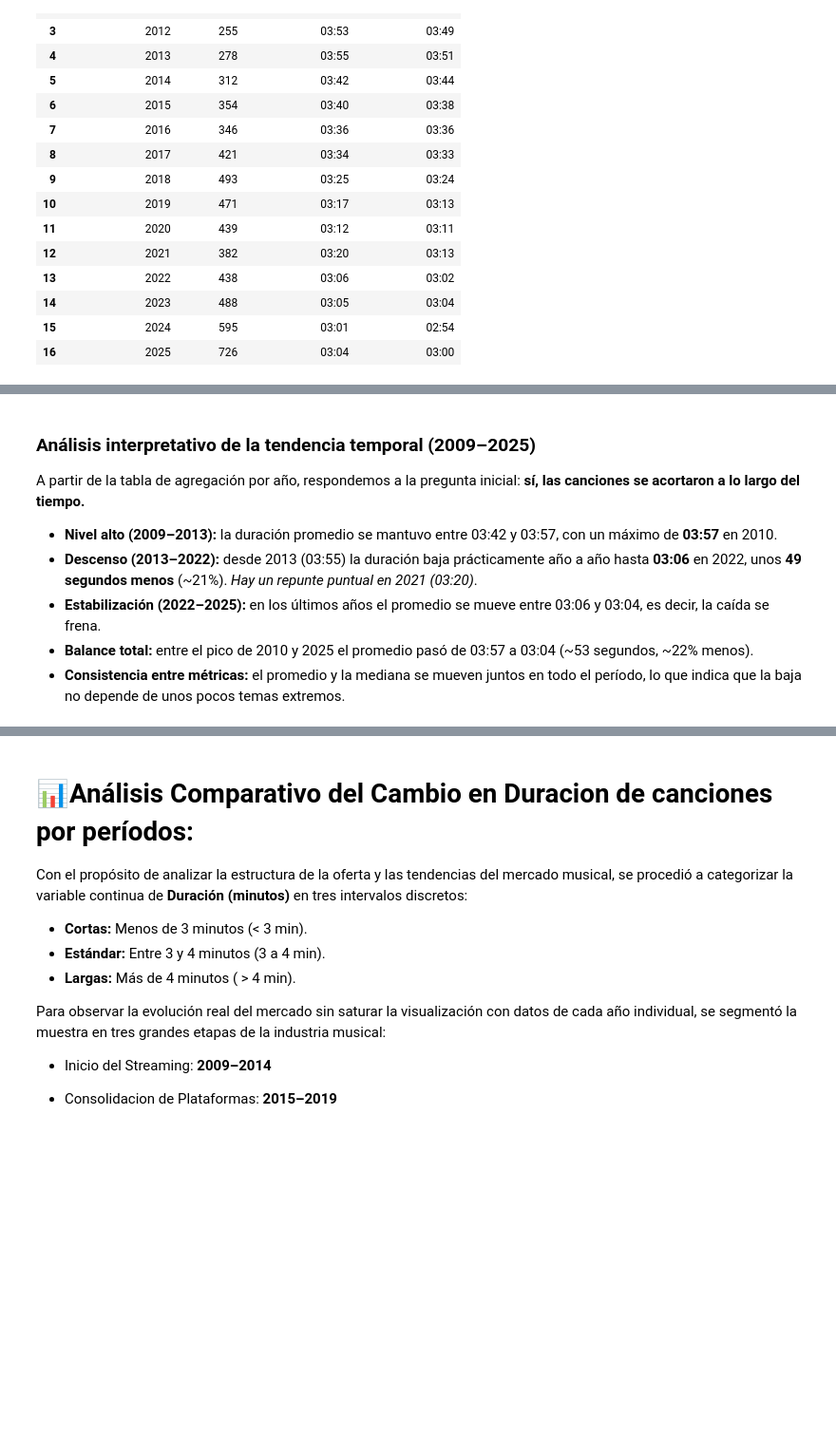
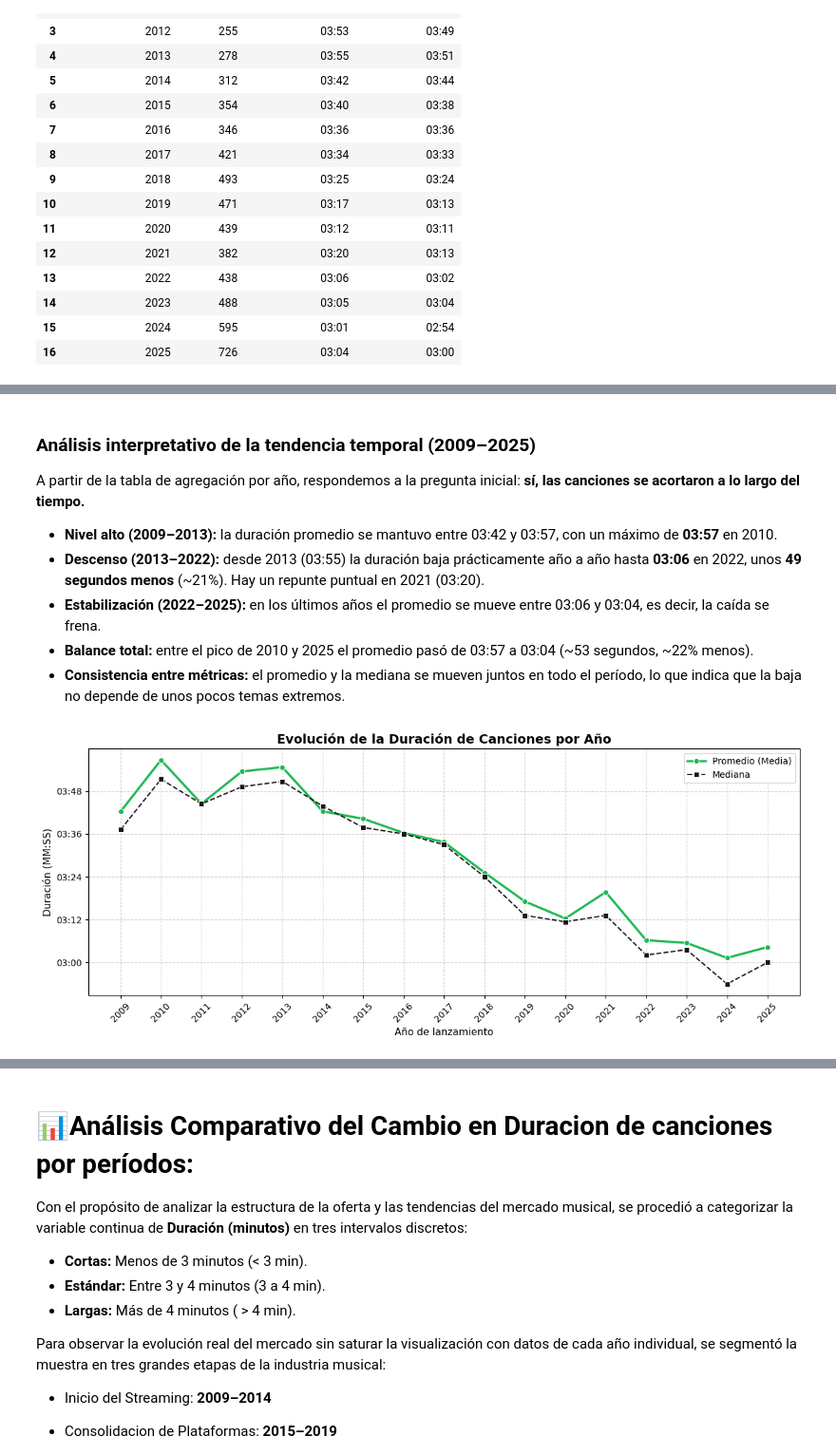
Before and after one commit to OjedaRocio/TP-Grupal-Laboratorio-2C-2026, a Jupyter notebook: TP_Grupal.ipynb, the cells around one changed output, grey strips where cells are left out. Shown at 95% size. Saved outputs shown, nothing was run; the diff lists cells and outputs as text; code cells hidden in the pictures; blank space fills up the shorter version.

Commit message:
Paso notebook final desde rama rocio a main

```diff
--- a/TP_Grupal.ipynb
+++ b/TP_Grupal.ipynb
@@ -657,7 +601,81 @@ plt.show()
 A partir de la tabla de agregación por año, respondemos a la pregunta inicial: **sí, las canciones se acortaron a lo largo del tiempo.**
 
 * **Nivel alto (2009–2013):** la duración promedio se mantuvo entre 03:42 y 03:57, con un máximo de **03:57** en 2010.
-* **Descenso (2013–2022):** desde 2013 (03:55) la duración baja prácticamente año a año hasta **03:06** en 2022, unos **49 segundos menos** (~21%). *Hay un repunte puntual en 2021 (03:20)*.
+* **Descenso (2013–2022):** desde 2013 (03:55) la duración baja prácticamente año a año hasta **03:06** en 2022, unos **49 segundos menos** (~21%). Hay un repunte puntual en 2021 (03:20).
 * **Estabilización (2022–2025):** en los últimos años el promedio se mueve entre 03:06 y 03:04, es decir, la caída se frena.
 * **Balance total:** entre el pico de 2010 y 2025 el promedio pasó de 03:57 a 03:04 (~53 segundos, ~22% menos).
 * **Consistencia entre métricas:** el promedio y la mediana se mueven juntos en todo el período, lo que indica que la baja no depende de unos pocos temas extremos.
+# %%
+from matplotlib.ticker import FuncFormatter
+
+# 1. Asegurar la muestra filtrada por representatividad (n >= 100)
+df_representativo = df[
+    df.groupby("Año de lanzamiento")["Año de lanzamiento"]
+    .transform("count") >= 100
+].copy()
+
+# 2. Agrupar por todos los años
+resumen_completo = df_representativo.groupby("Año de lanzamiento")[
+    "Duración (minutos)"
+].agg(
+    Promedio="mean",
+    Mediana="median",
+    Canciones="count"
+).reset_index()
+
+# 3. Función para convertir minutos decimales a MM:SS
+def formato_minutos_segundos(valor, posicion):
+    minutos = int(valor)
+    segundos = round((valor - minutos) * 60)
+
+    if segundos == 60:
+        minutos += 1
+        segundos = 0
+
+    return f"{minutos:02d}:{segundos:02d}"
+
+# 4. Graficar la evolución temporal
+plt.figure(figsize=(12, 5))
+
+sns.lineplot(
+    data=resumen_completo,
+    x="Año de lanzamiento",
+    y="Promedio",
+    marker="o",
+    label="Promedio (Media)",
+    color="#1DB954",
+    linewidth=2.5
+)
+
+sns.lineplot(
+    data=resumen_completo,
+    x="Año de lanzamiento",
+    y="Mediana",
+    marker="s",
+    label="Mediana",
+    color="#191414",
+    linestyle="--"
+)
+
+plt.title(
+    "Evolución de la Duración de Canciones por Año",
+    fontsize=14,
+    fontweight="bold"
+)
+
+plt.xlabel("Año de lanzamiento", fontsize=11)
+plt.ylabel("Duración (MM:SS)", fontsize=11)
+
+# Aplicar formato MM:SS al eje Y
+plt.gca().yaxis.set_major_formatter(
+    FuncFormatter(formato_minutos_segundos)
+)
+
+plt.xticks(resumen_completo["Año de lanzamiento"], rotation=45)
+plt.grid(True, linestyle="--", alpha=0.5)
+plt.legend()
+
+plt.tight_layout()
+plt.show()
+# %% [output]
+[figure, added]
```
Also changed, not shown: parts of 11 cells of this notebook.
